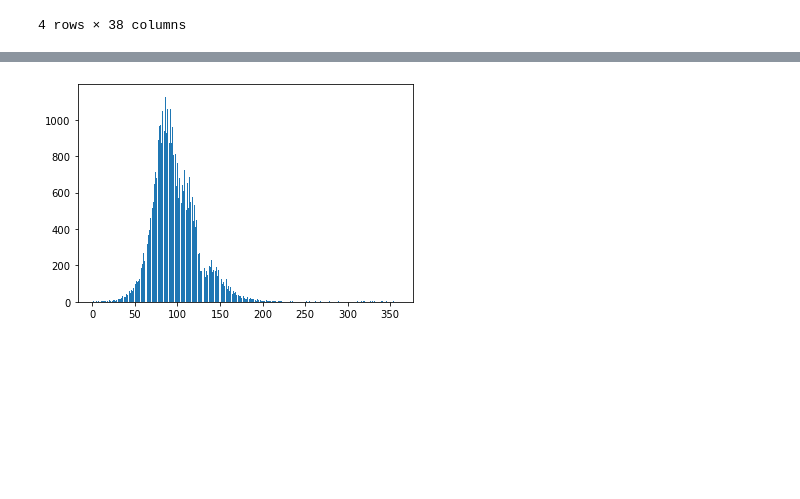
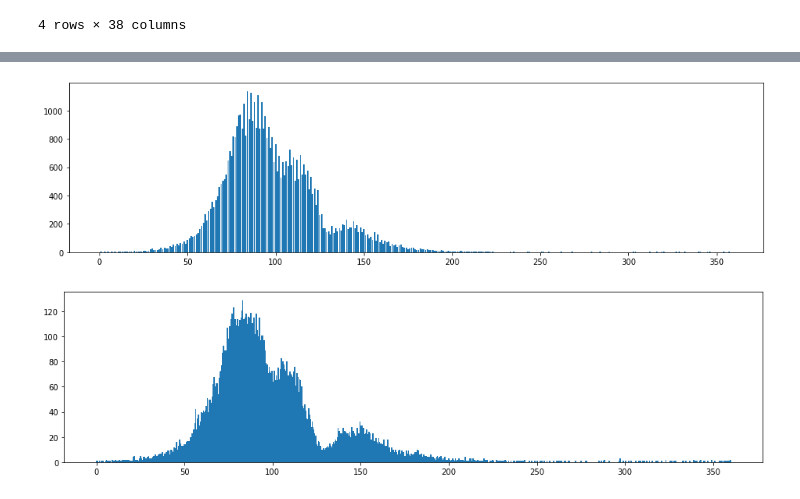
Before and after one commit to GStechschulte/wake_effect, a Jupyter notebook: delta_wind_velocity/analysis_wind_speed_&_direction.ipynb, the cells around one changed output, grey strips where cells are left out. Saved outputs shown, nothing was run; the diff lists cells and outputs as text; code cells hidden in the pictures; blank space fills up the shorter version.

```diff
--- a/delta_wind_velocity/analysis_wind_speed_&_direction.ipynb
+++ b/delta_wind_velocity/analysis_wind_speed_&_direction.ipynb
@@ -84,8 +87,35 @@ amount = df_hundred['count_rows']
 # Figure Size
 fig = plt.figure()
 plt.bar(wind_dir, amount)
+fig.set_size_inches(16, 4)
 plt.show()
 # %% [output]
-[figure, old version]
+[figure, new version]
+# %%
+#!!! same above procedure but with hgihger resolution in wind direction angle (one decimal)
+
+df_h = df.drop(columns = ['10.0'])
+df_h = df_h.drop(columns = ['40.0'])
+df_h = df_h.drop(columns = ['60.0'])
+df_h['80.0'] = df_h['80.0'].round(1)
+df_h = df_h.rename(columns={'80.0': 'eighty', '100.0': 'hundred'})
+
+df_eighty2 = pd.DataFrame()
+df_eighty2['eighty'] = df_h['eighty']
+df_eighty2['count_rows'] = df_h.groupby(['eighty'])['eighty'].transform('count')
+df_eighty2 = df_eighty2.drop_duplicates(subset=None, keep='first', inplace=False, ignore_index=False)
+df_eighty2 = df_eighty2.sort_values(['eighty'])
+
+# create bar plot of amount of entries of wind_dir at 80m
+wind_dir = df_eighty2['eighty']
+amount = df_eighty2['count_rows']
+
+# Figure Size
+fig = plt.figure()
+plt.bar(wind_dir, amount)
+fig.set_size_inches(16, 4)
+plt.show()
+# %% [output]
+[figure, added]
 # %%
 # Wind Speed Analysis
```
Also changed, not shown: parts of 5 cells of this notebook, 1 other file.
